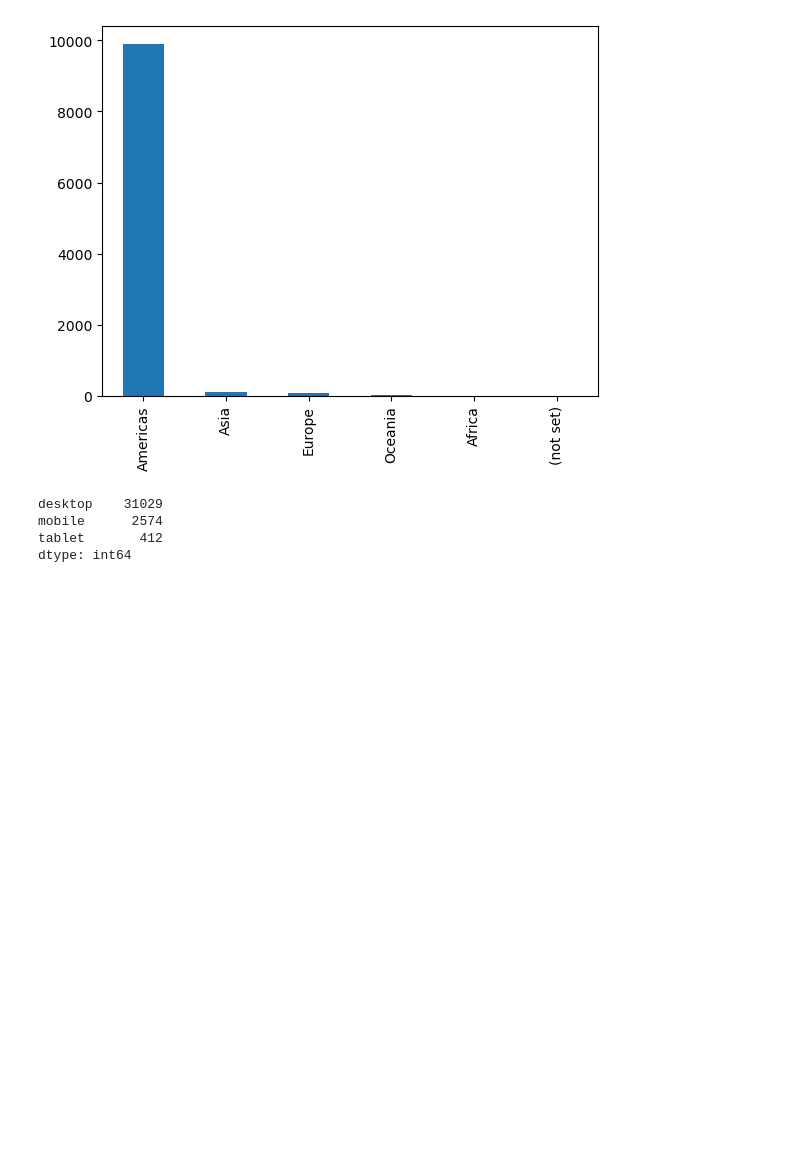
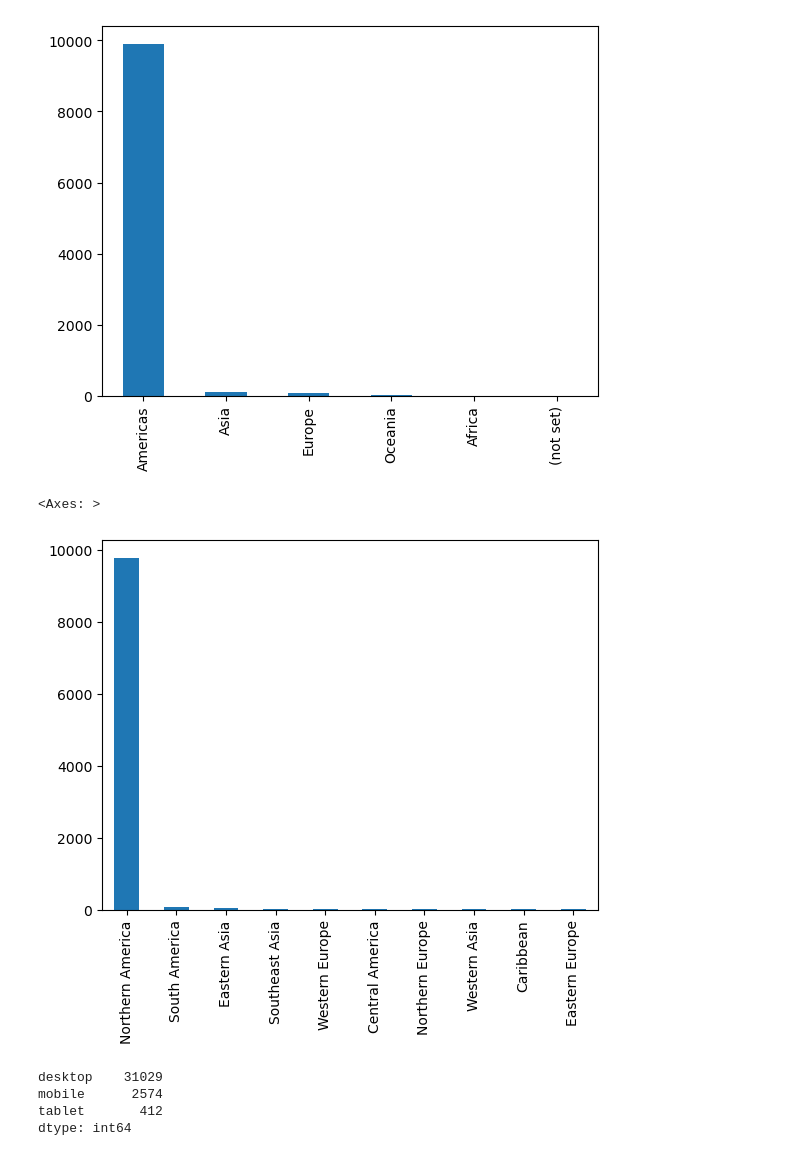
Before and after one commit to McGill-MMA-EnterpriseAnalytics/Revenue-Radar, a Jupyter notebook: Analyst-Conversion/Rules-Based-Targeting.ipynb, the cells around one changed output. Saved outputs shown, nothing was run; the diff lists cells and outputs as text; code cells hidden in the pictures; blank space fills up the shorter version.

```diff
--- a/Analyst-Conversion/Rules-Based-Targeting.ipynb
+++ b/Analyst-Conversion/Rules-Based-Targeting.ipynb
@@ -22,6 +22,12 @@ userdata2_subset['continent'].value_counts().plot(kind='bar')
 # %% [output]
 <Axes: >
 [figure]
+# %%
+# show top 10 subonctinents with the highest number of users
+userdata2_subset['subContinent'].value_counts().head(10).plot(kind='bar')
+# %% [output]
+<Axes: >
+[figure, added]
 # %%
 # show sums of desktop, mobile, and tablet columns
 userdata2_subset[['desktop', 'mobile', 'tablet']].sum()
```
Also changed, not shown: parts of 17 cells of this notebook, 2 other files.
